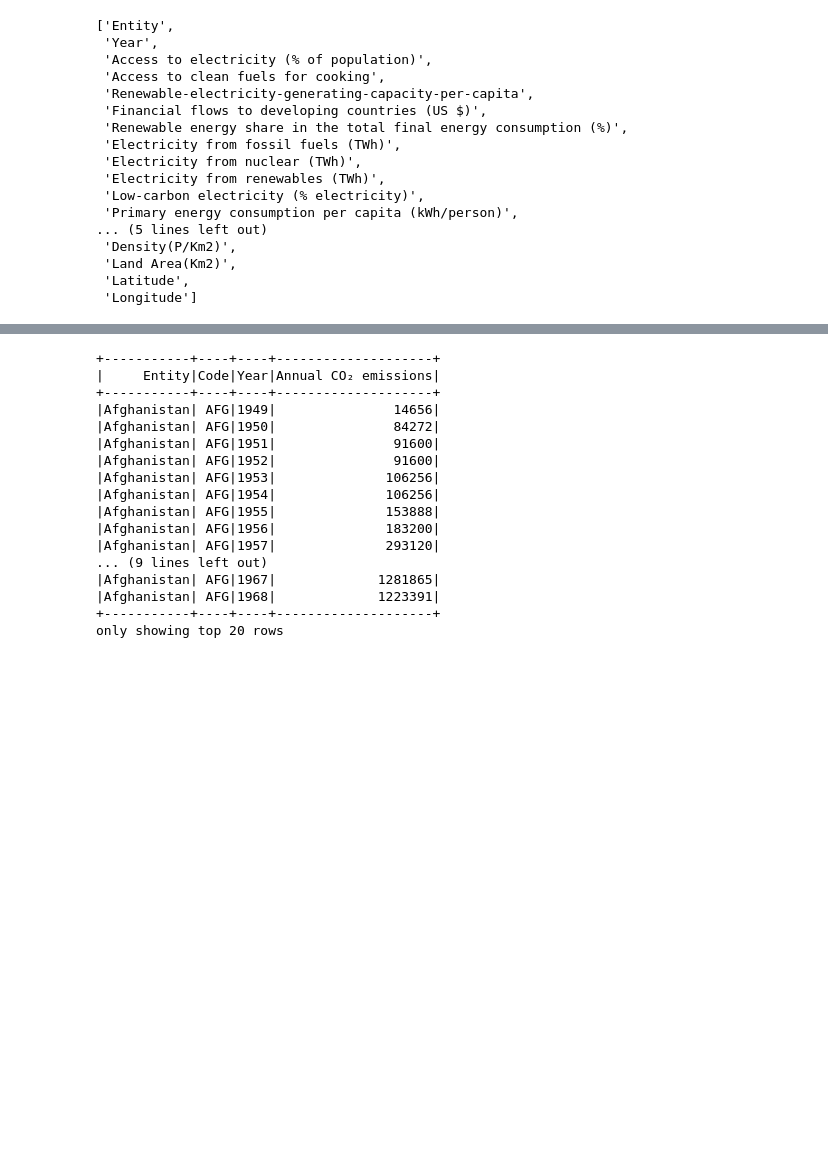
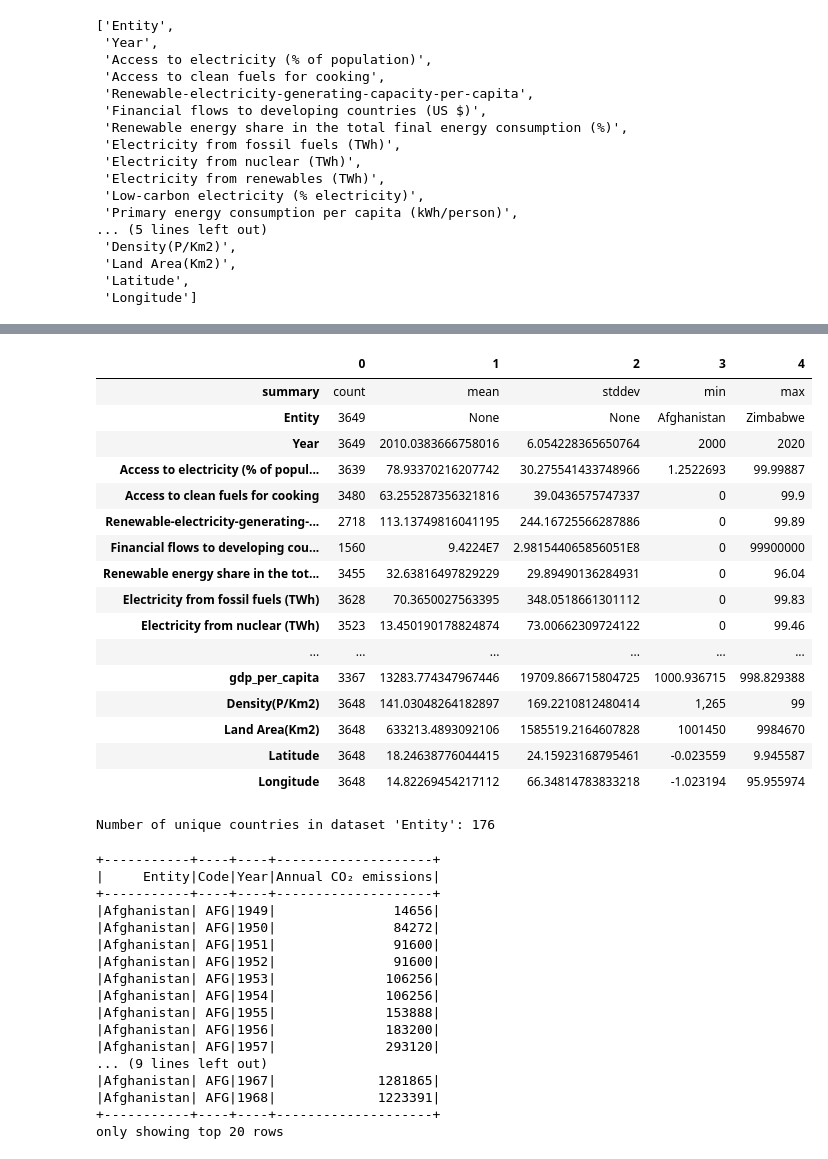
Before and after one commit to CarinaQi/CO2-Emissions-CRISP-DM, a Jupyter notebook: Spark DataFrame - Basics.ipynb, the cells around one changed output, grey strips where cells are left out. Drawn from its saved outputs; the diff is of its cells as text; code cells hidden in the pictures; blank space fills up the shorter version.

Commit message:
Dataset Information

```diff
--- a/Spark DataFrame - Basics.ipynb
+++ b/Spark DataFrame - Basics.ipynb
@@ -55,3 +96,44 @@ only showing top 20 rows
+# %%
+# We can use the describe method get some general statistics on our data too. Remember to show the DataFrame!
+# But what about data type?
+# df.describe().show()
+
+stats_df = df.describe()
+# Convert Spark DataFrame to Pandas DataFrame
+stats_pd = stats_df.toPandas()
+
+# Transpose the Pandas DataFrame
+transposed_stats_pd = stats_pd.transpose()
+
+from IPython.display import display
+
+# Display the transposed DataFrame
+display(transposed_stats_pd)
+# %% [output]
+|  | 0 | 1 | 2 | 3 | 4 |
+| summary | count | mean | stddev | min | max |
+| Entity | 3649 | None | None | Afghanistan | Zimbabwe |
+| Year | 3649 | 2010.0383666758016 | 6.054228365650764 | 2000 | 2020 |
+| Access to electricity (% of popul... | 3639 | 78.93370216207742 | 30.275541433748966 | 1.2522693 | 99.99887 |
+| Access to clean fuels for cooking | 3480 | 63.255287356321816 | 39.0436575747337 | 0 | 99.9 |
+| Renewable-electricity-generating-... | 2718 | 113.13749816041195 | 244.16725566287886 | 0 | 99.89 |
+| Financial flows to developing cou... | 1560 | 9.4224E7 | 2.981544065856051E8 | 0 | 99900000 |
+| Renewable energy share in the tot... | 3455 | 32.63816497829229 | 29.89490136284931 | 0 | 96.04 |
+| Electricity from fossil fuels (TWh) | 3628 | 70.3650027563395 | 348.0518661301112 | 0 | 99.83 |
+| Electricity from nuclear (TWh) | 3523 | 13.450190178824874 | 73.00662309724122 | 0 | 99.46 |
+| ... | ... | ... | ... | ... | ... |
+| gdp_per_capita | 3367 | 13283.774347967446 | 19709.866715804725 | 1000.936715 | 998.829388 |
+| Density(P/Km2) | 3648 | 141.03048264182897 | 169.2210812480414 | 1,265 | 99 |
+| Land Area(Km2) | 3648 | 633213.4893092106 | 1585519.2164607828 | 1001450 | 9984670 |
+| Latitude | 3648 | 18.24638776044415 | 24.15923168795461 | -0.023559 | 9.945587 |
+| Longitude | 3648 | 14.82269454217112 | 66.34814783833218 | -1.023194 | 95.955974 |
+# %%
+# Count unique values for a specific column
+column_name = "Entity"
+unique_count = df.select(column_name).distinct().count()
+print(f"Number of unique countries in dataset '{column_name}': {unique_count}")
+# %% [output]
+Number of unique countries in dataset 'Entity': 176
 # %%
 # The show method allows you visualise DataFrames. We can see that there are two columns.
 df2.show()
```
Also changed, not shown: parts of 8 cells of this notebook.
